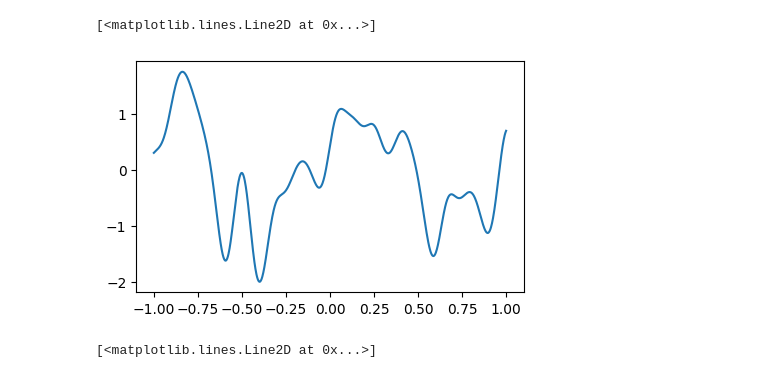
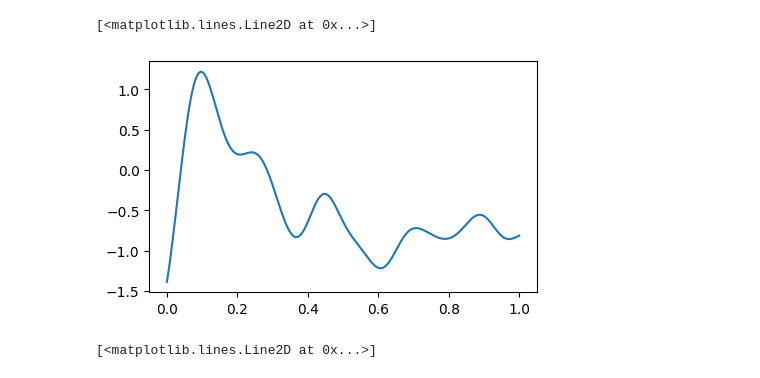
Before and after one commit to xx257xx/CONTEXT_FLUX_NO, a Jupyter notebook: notebooks/data_generation/burgers_1D.ipynb, the cells around one changed output. Cells and saved outputs as stored; diff of their text form; code cells hidden in the pictures.

```diff
--- a/notebooks/data_generation/burgers_1D.ipynb
+++ b/notebooks/data_generation/burgers_1D.ipynb
@@ -17,20 +21,12 @@ INFO:2025-10-03 19:46:09,476:jax._src.xla_bridge:749: Unable to initialize backe
 # %%
-import matplotlib.pyplot as plt
-from context_flux_no.waveforms.grf import (
-    GaussianCov,
-    generate_circulant_embedding_method_1d,
-)
+x = jnp.linspace(0, 1, 256)
+u0 = GaussianRandomField1D(GaussianCov(0.1)).sample(x, jax.random.key(1))
 
-
-x = jnp.linspace(-1, 1, 1024)
-u0 = generate_circulant_embedding_method_1d(
-    1024, x[1] - x[0], GaussianCov(0.1), key=jax.random.key(1)
-)
 fig, ax = plt.subplots(1, 1, figsize=(5, 3))
 ax.plot(x, u0)
 # %% [output]
 [<matplotlib.lines.Line2D at 0x...>]
-[figure, old version]
+[figure, new version]
 # %%
 u0 = TruncatedFourier1D.with_uniform_rand_coeffs(num_modes=4)
 x = jnp.linspace(0, 1, 100)
```
Also changed, not shown: parts of 10 cells of this notebook, 6 other files.
